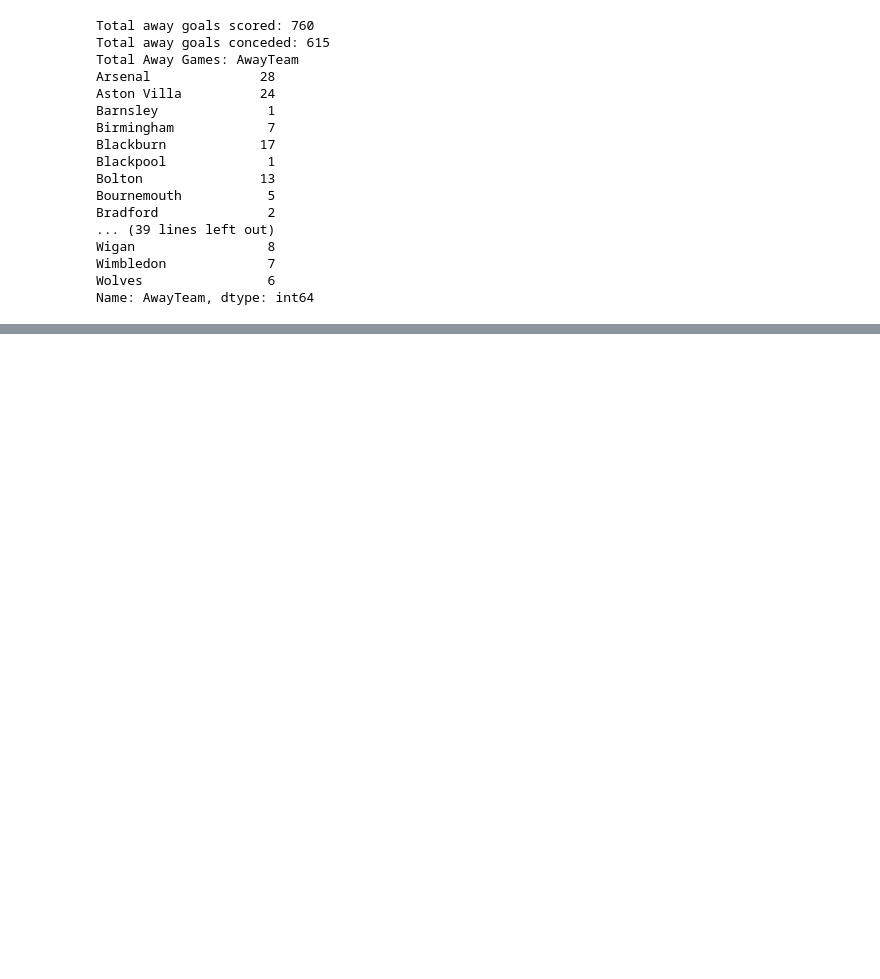
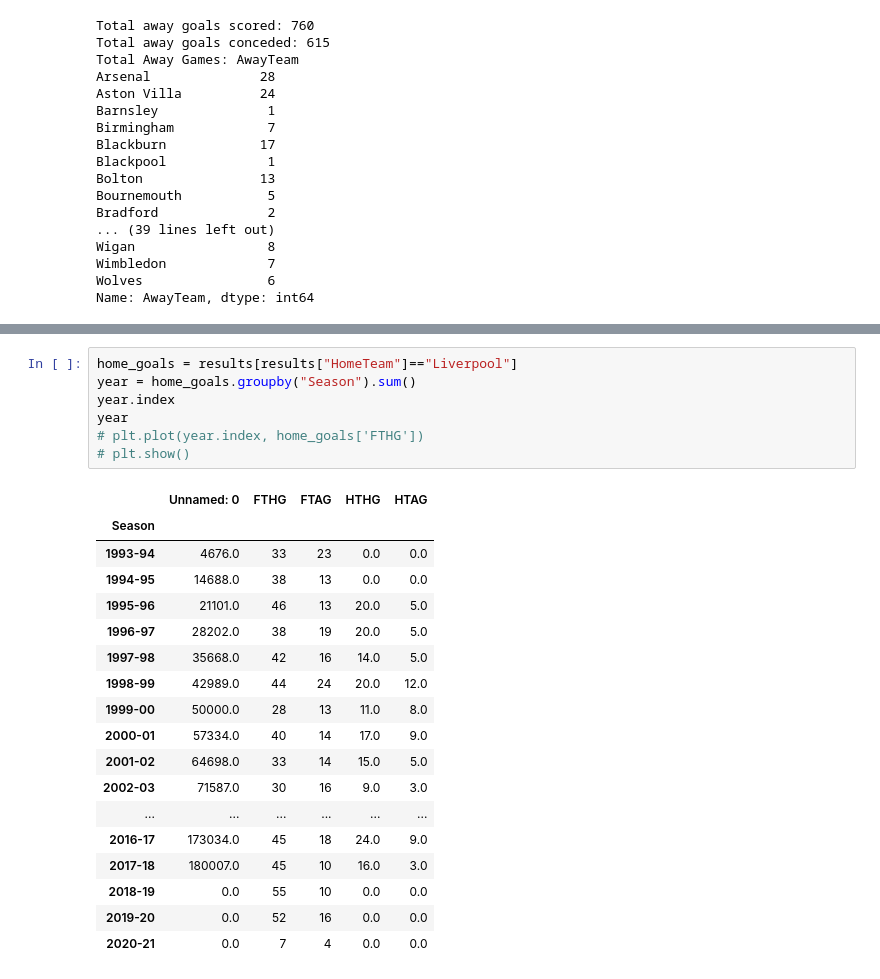
Before and after one commit to pratikshapaudyal/LiverpoolPremierLeagueGames, a Jupyter notebook: initialanalysis.ipynb, the cells around one changed output, grey strips where cells are left out. Saved outputs shown, nothing was run; the diff lists cells and outputs as text; blank space fills up the shorter version.

```diff
--- a/initialanalysis.ipynb
+++ b/initialanalysis.ipynb
@@ -108,0 +115,26 @@ print(home_19_20)
+# %%
+home_goals = results[results["HomeTeam"]=="Liverpool"]
+year = home_goals.groupby("Season").sum()
+year.index
+year
+# plt.plot(year.index, home_goals['FTHG'])
+# plt.show()
+# %% [output]
+|  | Unnamed: 0 | FTHG | FTAG | HTHG | HTAG |
+| Season |  |  |  |  |  |
+| 1993-94 | 4676.0 | 33 | 23 | 0.0 | 0.0 |
+| 1994-95 | 14688.0 | 38 | 13 | 0.0 | 0.0 |
+| 1995-96 | 21101.0 | 46 | 13 | 20.0 | 5.0 |
+| 1996-97 | 28202.0 | 38 | 19 | 20.0 | 5.0 |
+| 1997-98 | 35668.0 | 42 | 16 | 14.0 | 5.0 |
+| 1998-99 | 42989.0 | 44 | 24 | 20.0 | 12.0 |
+| 1999-00 | 50000.0 | 28 | 13 | 11.0 | 8.0 |
+| 2000-01 | 57334.0 | 40 | 14 | 17.0 | 9.0 |
+| 2001-02 | 64698.0 | 33 | 14 | 15.0 | 5.0 |
+| 2002-03 | 71587.0 | 30 | 16 | 9.0 | 3.0 |
+| ... | ... | ... | ... | ... | ... |
+| 2016-17 | 173034.0 | 45 | 18 | 24.0 | 9.0 |
+| 2017-18 | 180007.0 | 45 | 10 | 16.0 | 3.0 |
+| 2018-19 | 0.0 | 55 | 10 | 0.0 | 0.0 |
+| 2019-20 | 0.0 | 52 | 16 | 0.0 | 0.0 |
+| 2020-21 | 0.0 | 7 | 4 | 0.0 | 0.0 |
```
Also changed, not shown: parts of 3 cells of this notebook.
